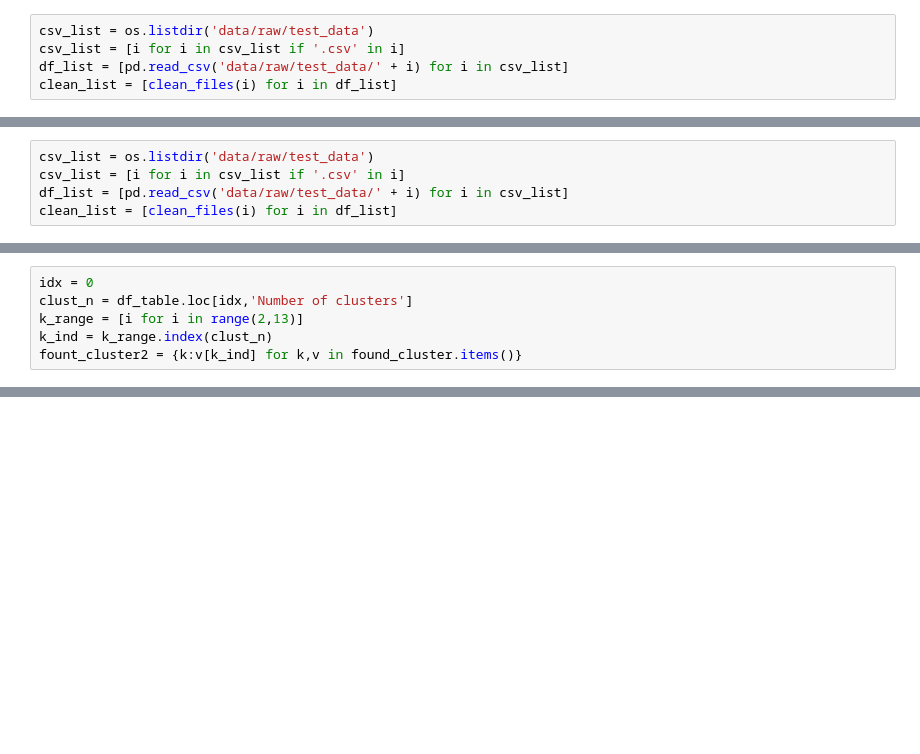
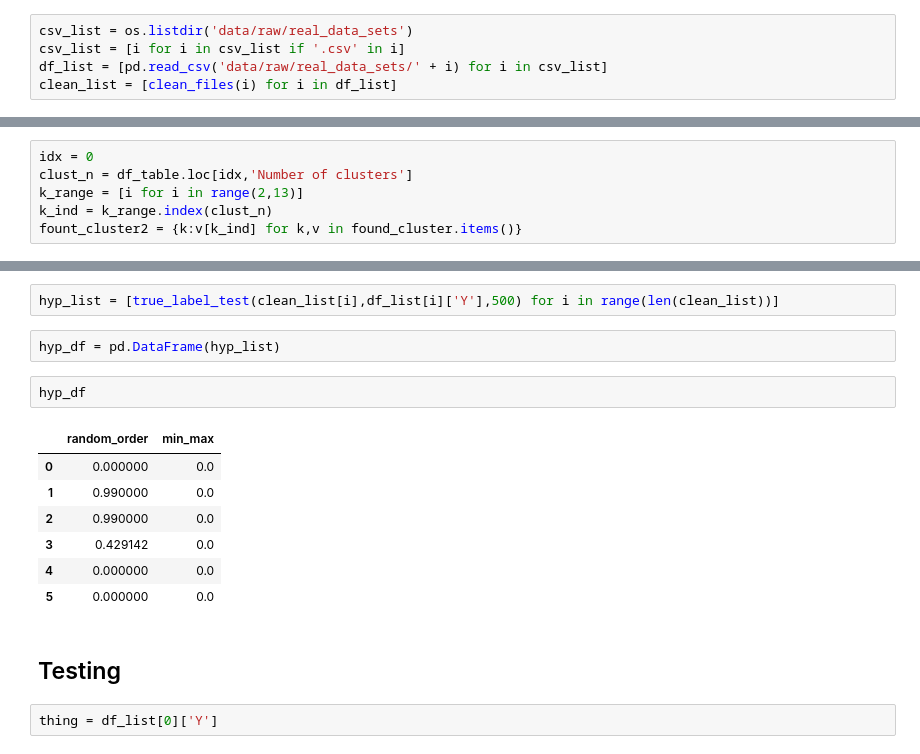
Before and after one commit to nonieA/mc-hammer, a Jupyter notebook: notebooks/experiment1.ipynb, the cells around one changed output, grey strips where cells are left out. Cells and saved outputs as stored; diff of their text form; blank space fills up the shorter version.

Commit message:
test real data (it works)

```diff
--- a/notebooks/experiment1.ipynb
+++ b/notebooks/experiment1.ipynb
@@ -324,5 +347,5 @@ for i in cluster_list:
 # %%
-csv_list = os.listdir('data/raw/test_data')
+csv_list = os.listdir('data/raw/real_data_sets')
 csv_list = [i for i in csv_list if '.csv' in i]
-df_list = [pd.read_csv('data/raw/test_data/' + i) for i in csv_list]
+df_list = [pd.read_csv('data/raw/real_data_sets/' + i) for i in csv_list]
 clean_list = [clean_files(i) for i in df_list]
@@ -340,8 +352,3 @@ df_table
-# %%
-csv_list = os.listdir('data/raw/test_data')
-csv_list = [i for i in csv_list if '.csv' in i]
-df_list = [pd.read_csv('data/raw/test_data/' + i) for i in csv_list]
-clean_list = [clean_files(i) for i in df_list]
 # %%
 df_table = pd.DataFrame({
     'Name':[re.sub('.csv','',i) for i in csv_list],
@@ -393,0 +391,18 @@ fount_cluster2 = {k:v[k_ind] for k,v in found_cluster.items()}
+# %%
+hyp_list = [true_label_test(clean_list[i],df_list[i]['Y'],500) for i in range(len(clean_list))]
+# %%
+hyp_df = pd.DataFrame(hyp_list)
+# %%
+hyp_df
+# %% [output]
+|  | random_order | min_max |
+| 0 | 0.000000 | 0.0 |
+| 1 | 0.990000 | 0.0 |
+| 2 | 0.990000 | 0.0 |
+| 3 | 0.429142 | 0.0 |
+| 4 | 0.000000 | 0.0 |
+| 5 | 0.000000 | 0.0 |
+# %% [markdown]
+## Testing
+# %%
+thing = df_list[0]['Y']
```
Also changed, not shown: parts of 15 cells of this notebook, 3 other files.
